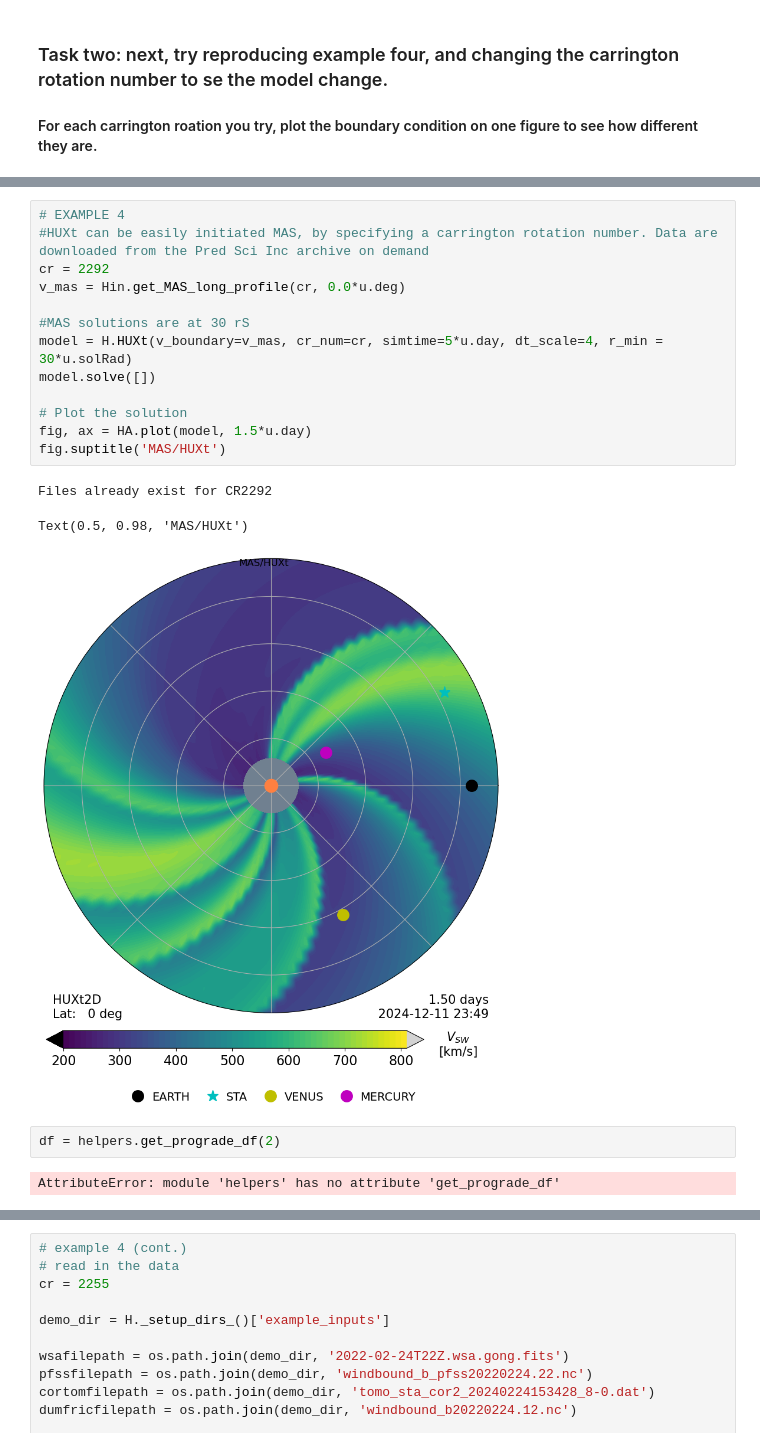
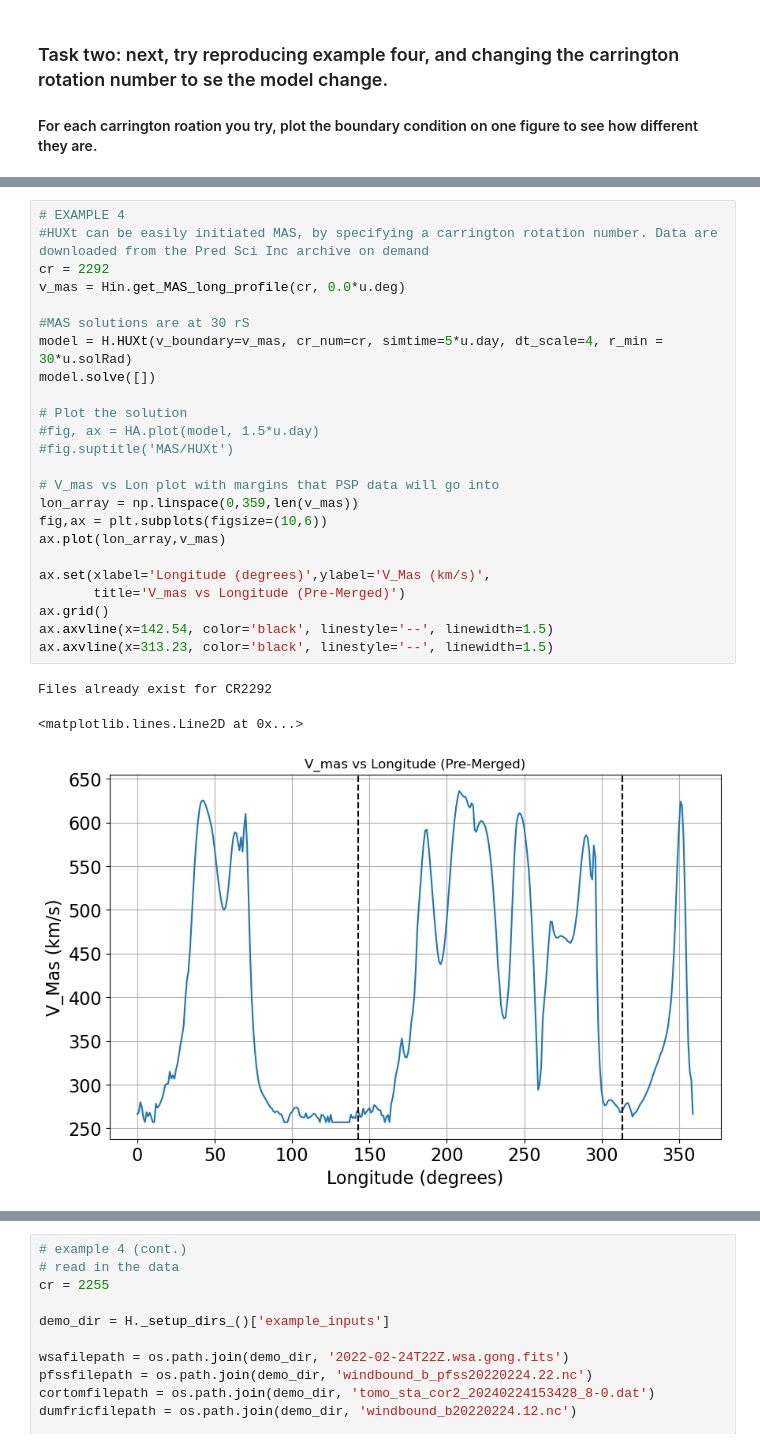
Before and after one commit to aileeniesta/HUXt_REU_project, a Jupyter notebook: code/HUXt_first_steps.ipynb, the cells around one changed output, grey strips where cells are left out. Saved outputs shown, nothing was run; the diff lists cells and outputs as text.

Commit message:
Loading and plotting PSP data

```diff
--- a/code/HUXt_first_steps.ipynb
+++ b/code/HUXt_first_steps.ipynb
@@ -130,21 +178,28 @@ No initiation time specified. Defaulting to start of CR2000, 20/2/2003
 # %%
 # EXAMPLE 4
 #HUXt can be easily initiated MAS, by specifying a carrington rotation number. Data are downloaded from the Pred Sci Inc archive on demand
 cr = 2292
 v_mas = Hin.get_MAS_long_profile(cr, 0.0*u.deg)
 
 #MAS solutions are at 30 rS
 model = H.HUXt(v_boundary=v_mas, cr_num=cr, simtime=5*u.day, dt_scale=4, r_min = 30*u.solRad)
 model.solve([])
 
 # Plot the solution
-fig, ax = HA.plot(model, 1.5*u.day)
-fig.suptitle('MAS/HUXt')
+#fig, ax = HA.plot(model, 1.5*u.day)
+#fig.suptitle('MAS/HUXt')
+
+# V_mas vs Lon plot with margins that PSP data will go into
+lon_array = np.linspace(0,359,len(v_mas))
+fig,ax = plt.subplots(figsize=(10,6))
+ax.plot(lon_array,v_mas)
+
+ax.set(xlabel='Longitude (degrees)',ylabel='V_Mas (km/s)',
+       title='V_mas vs Longitude (Pre-Merged)')
+ax.grid()
+ax.axvline(x=142.54, color='black', linestyle='--', linewidth=1.5)
+ax.axvline(x=313.23, color='black', linestyle='--', linewidth=1.5)
 # %% [output]
 Files already exist for CR2292
-Text(0.5, 0.98, 'MAS/HUXt')
+<matplotlib.lines.Line2D at 0x...>
-[figure, old version]
+[figure, new version]
-# %%
-df = helpers.get_prograde_df(2)
-# %% [output]
-AttributeError: module 'helpers' has no attribute 'get_prograde_df'
```
Also changed, not shown: parts of 11 cells of this notebook.
